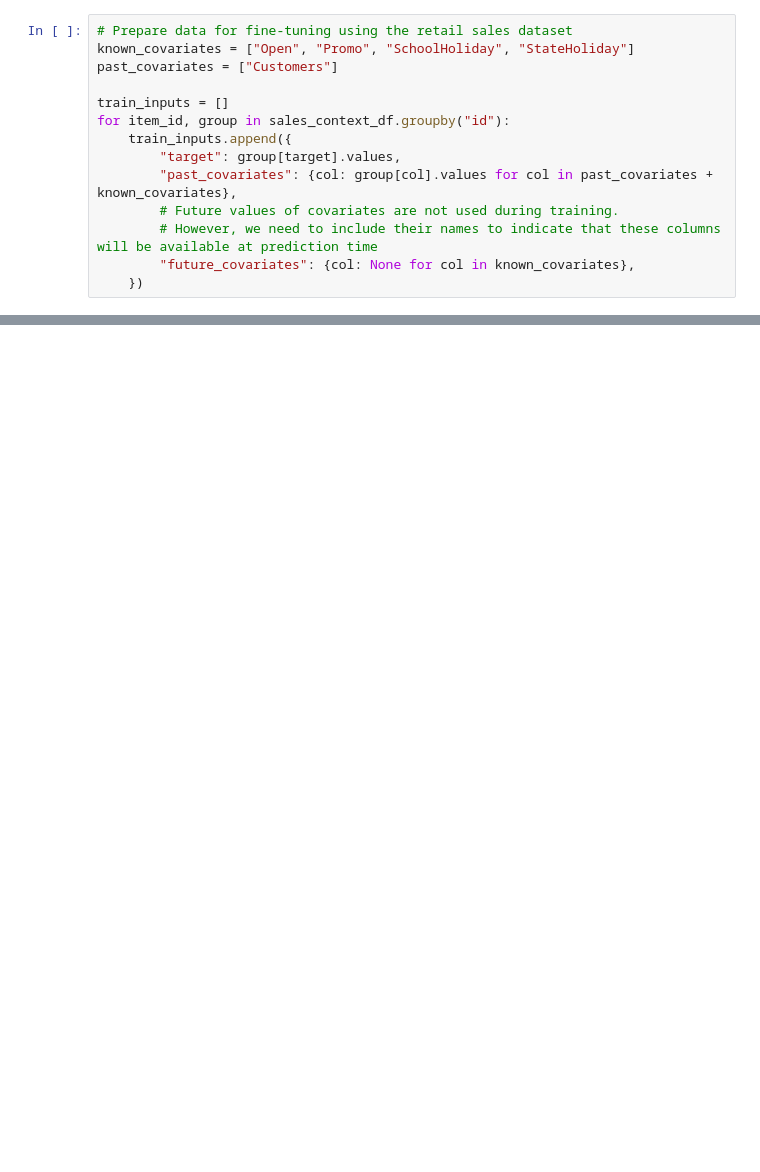
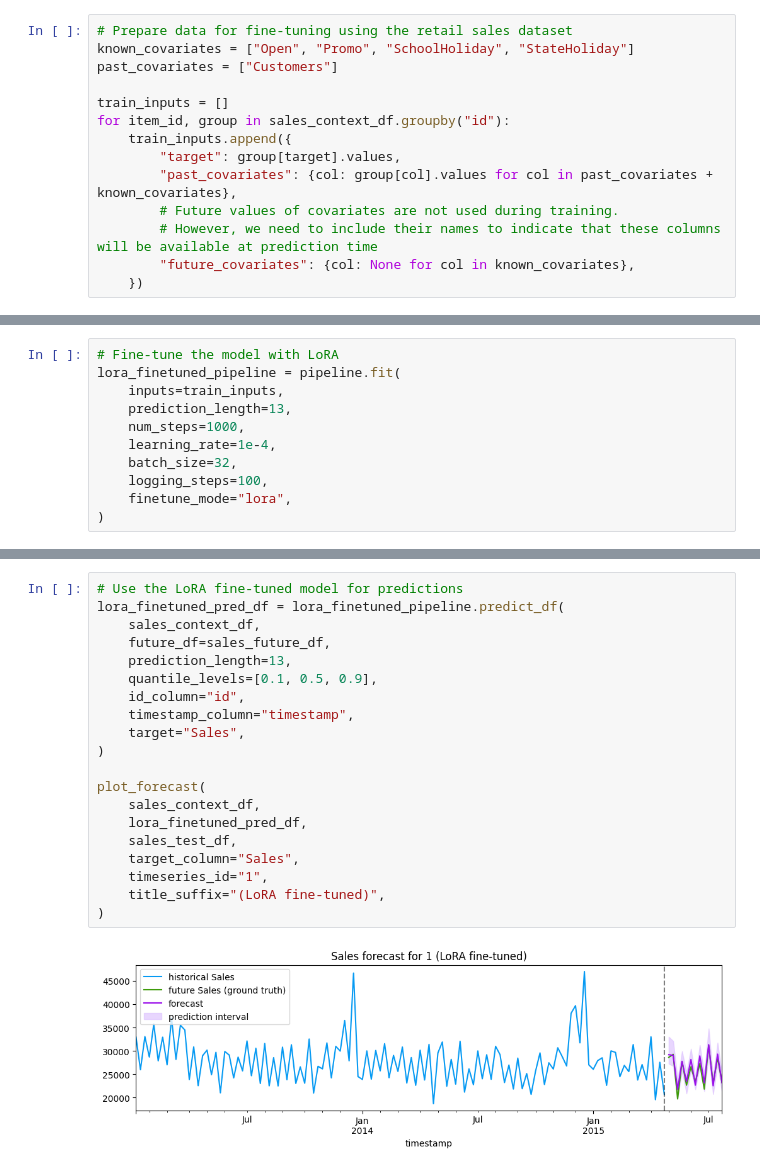
Before and after one commit to amazon-science/chronos-forecasting, a Jupyter notebook: notebooks/chronos-2-quickstart.ipynb, the cells around one changed output, grey strips where cells are left out. Drawn from its saved outputs; the diff is of its cells as text; blank space fills up the shorter version.

```diff
--- a/notebooks/chronos-2-quickstart.ipynb
+++ b/notebooks/chronos-2-quickstart.ipynb
@@ -481,0 +503,11 @@ plot_forecast(
+# %%
+# Fine-tune the model with LoRA
+lora_finetuned_pipeline = pipeline.fit(
+    inputs=train_inputs,
+    prediction_length=13,
+    num_steps=1000,
+    learning_rate=1e-4,
+    batch_size=32,
+    logging_steps=100,
+    finetune_mode="lora",
+)
@@ -481,0 +528,22 @@ plot_forecast(
+# %%
+# Use the LoRA fine-tuned model for predictions
+lora_finetuned_pred_df = lora_finetuned_pipeline.predict_df(
+    sales_context_df,
+    future_df=sales_future_df,
+    prediction_length=13,
+    quantile_levels=[0.1, 0.5, 0.9],
+    id_column="id",
+    timestamp_column="timestamp",
+    target="Sales",
+)
+
+plot_forecast(
+    sales_context_df,
+    lora_finetuned_pred_df,
+    sales_test_df,
+    target_column="Sales",
+    timeseries_id="1",
+    title_suffix="(LoRA fine-tuned)",
+)
+# %% [output]
+[figure, added]
```
Also changed, not shown: parts of 11 cells of this notebook.
